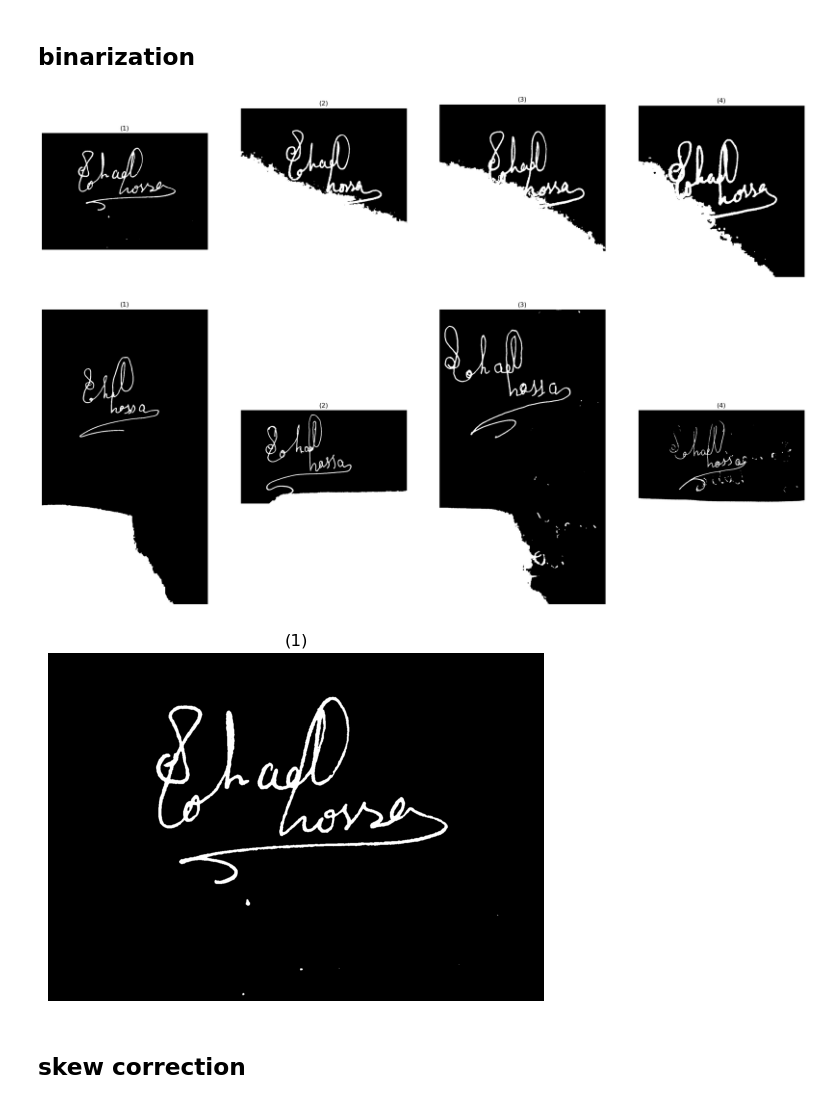
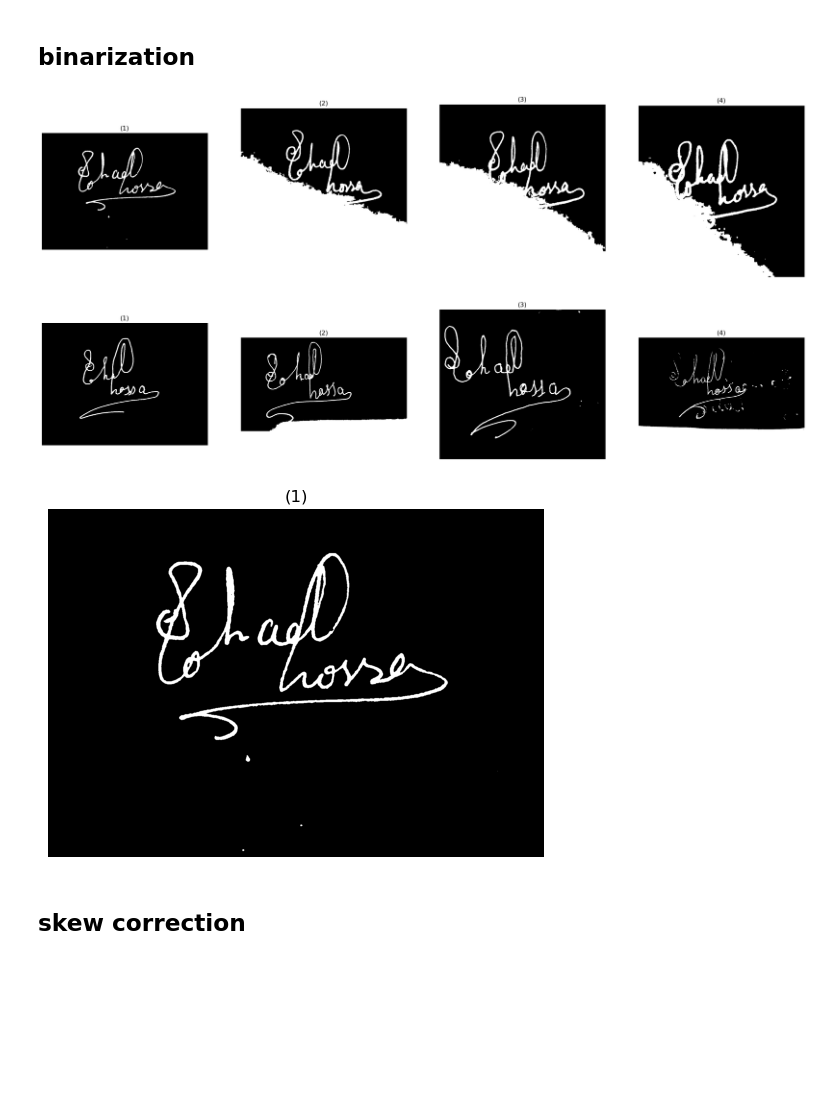
Before and after one commit to yasmin-hashem24/Signarture_verification_Image23, a Jupyter notebook: all.ipynb, the cells around one changed output. Cells and saved outputs as stored; diff of their text form; code cells hidden in the pictures; blank space fills up the shorter version.

Commit message:
Trying local adaptive thresholding

```diff
--- a/all.ipynb
+++ b/all.ipynb
@@ -183,22 +197,23 @@ show_images(test_imgs)
 # %%
 def binarize(imgs: list[np.ndarray]) -> None:
     binarized_imgs=[]
     for i in range(len(imgs)):
-        threshold = threshold_otsu(imgs[i])
-        binarized_imgs.append(imgs[i] < threshold)
+        # threshold = threshold_otsu(imgs[i])
+        binarized_img = localThreshholding(imgs[i])
+        binarized_imgs.append(binarized_img)
         binarized_imgs[i] = binarized_imgs[i].astype(np.uint8)
     return binarized_imgs
 
 real_imgs_binarized = binarize(real_imgs)
 forged_imgs_binarized = binarize(forged_imgs)
 test_imgs_binarized = binarize(test_imgs)
 
 show_images(real_imgs_binarized[:4])
 show_images(forged_imgs_binarized[:4])
 show_images(test_imgs_binarized)
 # %% [output]
 [figure]
-[figure, old version]
+[figure, new version]
 [figure]
 # %% [markdown]
 ## skew correction
```
Also changed, not shown: parts of 9 cells of this notebook, 8 other files.
